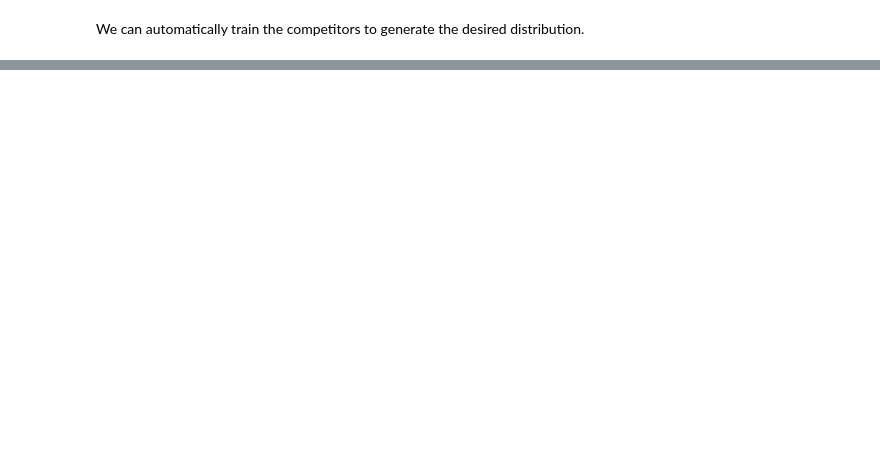
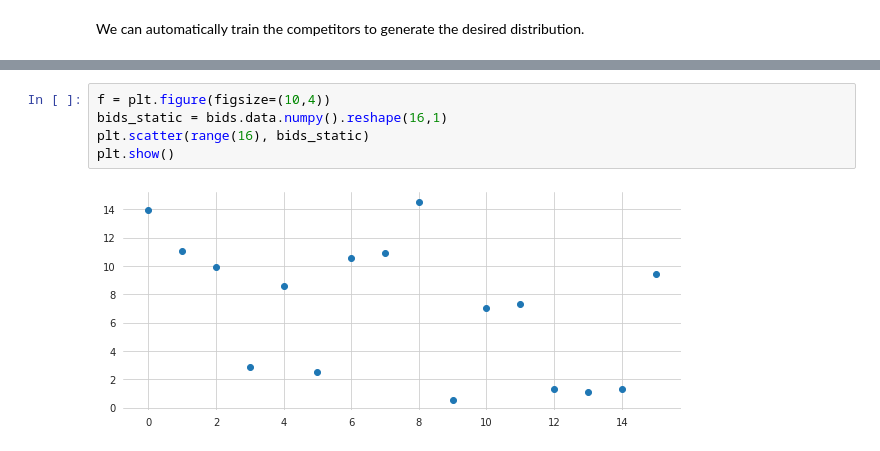
Before and after one commit to zeromath/RootInsurance, a Jupyter notebook: Yuxin_make_competitors.ipynb, the cells around one changed output, grey strips where cells are left out. Drawn from its saved outputs; the diff is of its cells as text; blank space fills up the shorter version.

```diff
--- a/Yuxin_make_competitors.ipynb
+++ b/Yuxin_make_competitors.ipynb
@@ -323,0 +663,7 @@ x
+# %%
+f = plt.figure(figsize=(10,4))
+bids_static = bids.data.numpy().reshape(16,1)
+plt.scatter(range(16), bids_static)
+plt.show()
+# %% [output]
+[figure, added]
```
Also changed, not shown: parts of 82 cells of this notebook.
